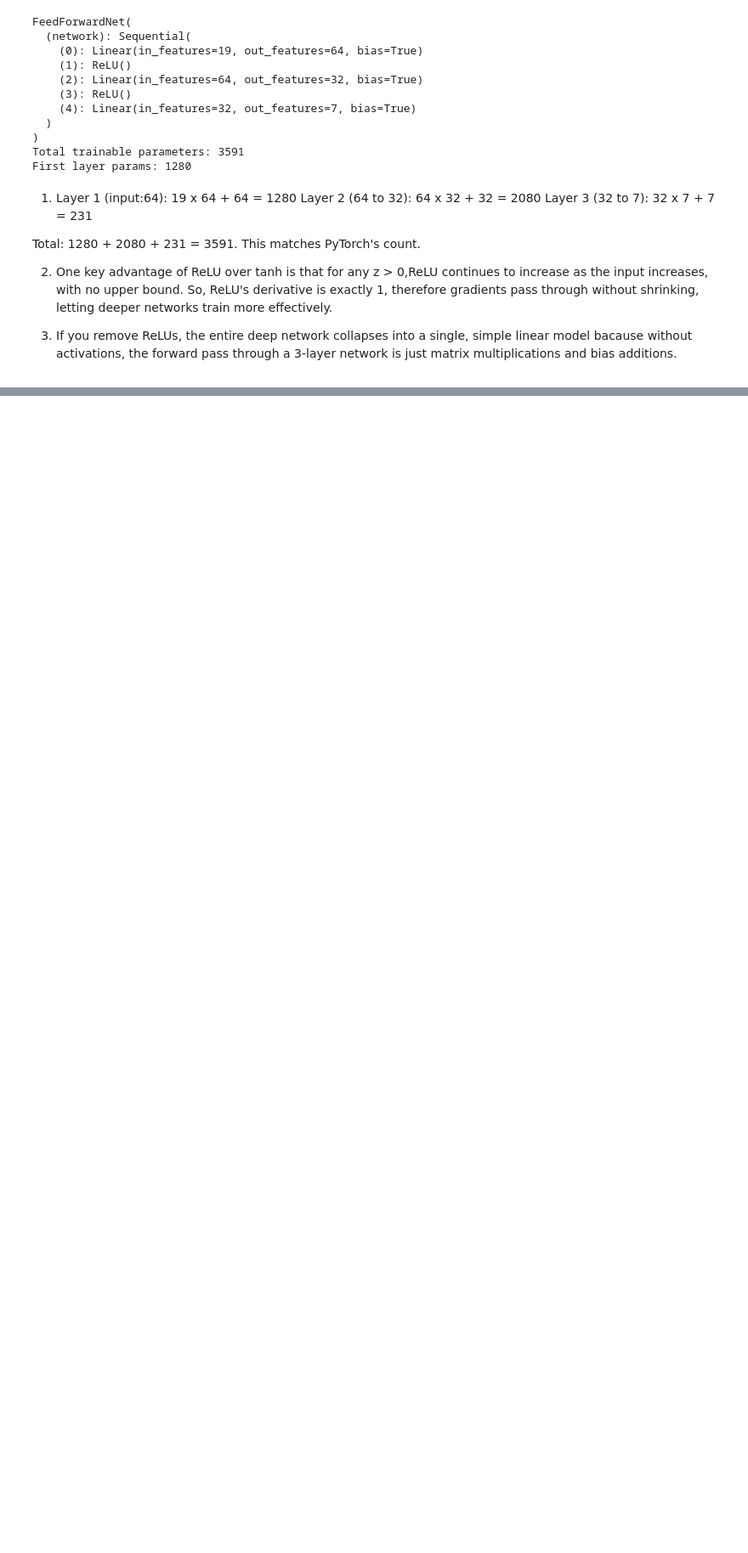
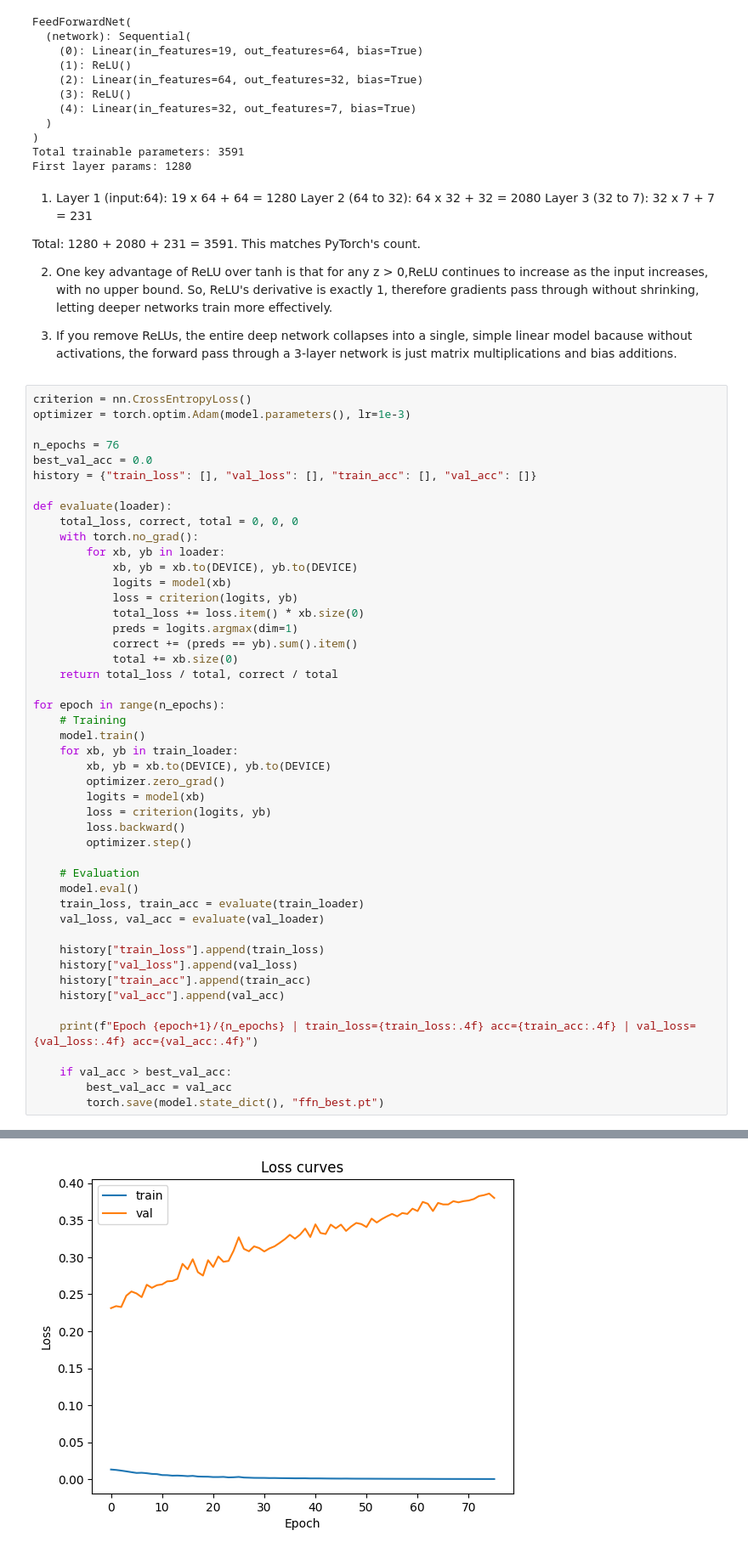
Before and after one commit to DivineUI/Lab-3, a Jupyter notebook: Lab_3.ipynb, the cells around one changed output, grey strips where cells are left out. Shown at 85% size. Saved outputs shown, nothing was run; the diff lists cells and outputs as text; blank space fills up the shorter version.

```diff
--- a/Lab_3.ipynb
+++ b/Lab_3.ipynb
@@ -350,3 +350,51 @@ Total: 1280 + 2080 + 231 = 3591.                                    This matches
 2. One key advantage of ReLU over tanh is that for any z > 0,ReLU continues to increase as the input increases, with no upper bound. So, ReLU's derivative is exactly 1, therefore gradients pass through without shrinking, letting deeper networks train more effectively.
 
 3. If you remove ReLUs, the entire deep network collapses into a single, simple linear model bacause without activations, the forward pass through a 3-layer network is just matrix multiplications and bias additions.
+# %%
+criterion = nn.CrossEntropyLoss()
+optimizer = torch.optim.Adam(model.parameters(), lr=1e-3)
+
+n_epochs = 76
+best_val_acc = 0.0
+history = {"train_loss": [], "val_loss": [], "train_acc": [], "val_acc": []}
+
+def evaluate(loader):
+    total_loss, correct, total = 0, 0, 0
+    with torch.no_grad():
+        for xb, yb in loader:
+            xb, yb = xb.to(DEVICE), yb.to(DEVICE)
+            logits = model(xb)
+            loss = criterion(logits, yb)
+            total_loss += loss.item() * xb.size(0)
+            preds = logits.argmax(dim=1)
+            correct += (preds == yb).sum().item()
+            total += xb.size(0)
+    return total_loss / total, correct / total
+
+for epoch in range(n_epochs):
+    # Training
+    model.train()
+    for xb, yb in train_loader:
+        xb, yb = xb.to(DEVICE), yb.to(DEVICE)
+        optimizer.zero_grad()
+        logits = model(xb)
+        loss = criterion(logits, yb)
+        loss.backward()
+        optimizer.step()
+
+    # Evaluation
+    model.eval()
+    train_loss, train_acc = evaluate(train_loader)
+    val_loss, val_acc = evaluate(val_loader)
+
+    history["train_loss"].append(train_loss)
+    history["val_loss"].append(val_loss)
+    history["train_acc"].append(train_acc)
+    history["val_acc"].append(val_acc)
+
+    print(f"Epoch {epoch+1}/{n_epochs} | train_loss={train_loss:.4f} acc={train_acc:.4f} | val_loss={val_loss:.4f} acc={val_acc:.4f}")
+
+    if val_acc > best_val_acc:
+        best_val_acc = val_acc
+        torch.save(model.state_dict(), "ffn_best.pt")
+# %% [output]
@@ -352,0 +418 @@ Total: 1280 + 2080 + 231 = 3591.                                    This matches
+[figure, added]
```
Also changed, not shown: parts of 3 cells of this notebook.
